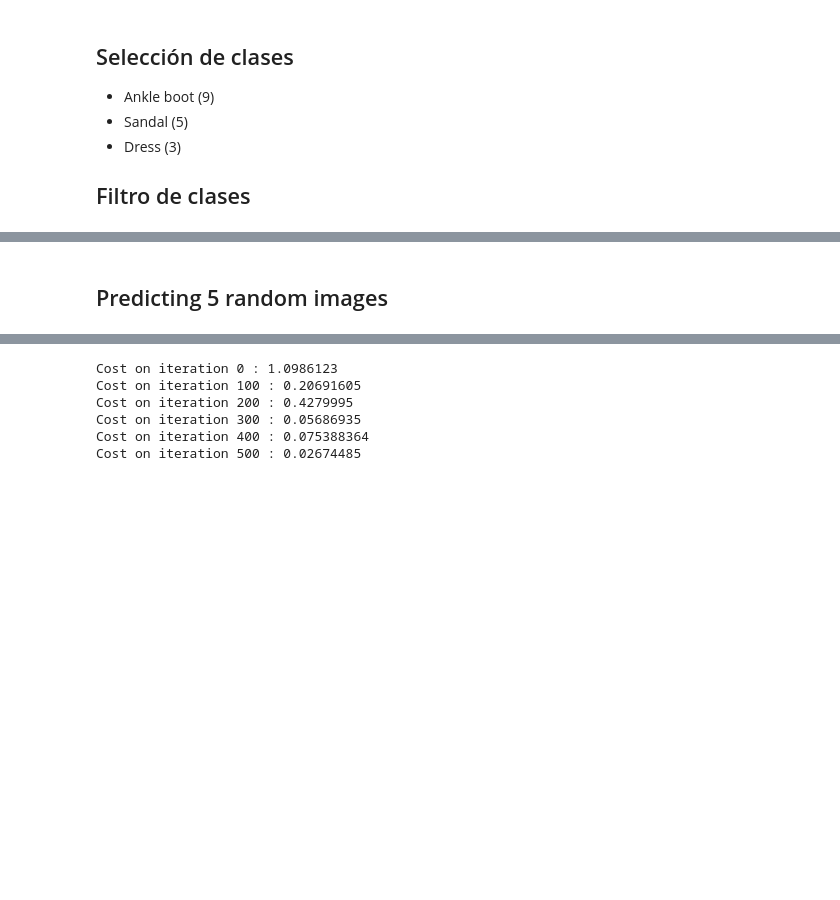
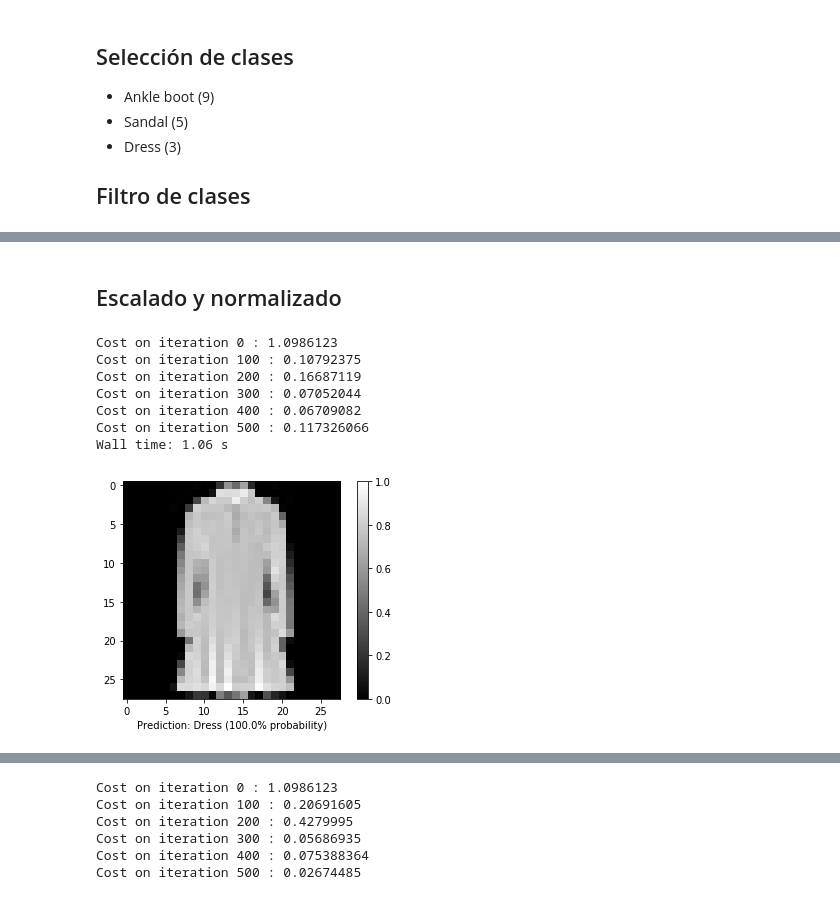
Before and after one commit to gustavo-alvarado/tarea-fashion-mnist, a Jupyter notebook: Tarea Fashion mnist - Gustavo Alvarado.ipynb, the cells around one changed output, grey strips where cells are left out. Drawn from its saved outputs; the diff is of its cells as text; code cells hidden in the pictures; blank space fills up the shorter version.

```diff
--- a/Tarea Fashion mnist - Gustavo Alvarado.ipynb
+++ b/Tarea Fashion mnist - Gustavo Alvarado.ipynb
@@ -191,3 +195,19 @@ Cost on iteration 500 : 0.0015791956
 [figure]
-# %% [markdown]
-## Predicting 5 random images
+# %% [markdown]
+## Escalado y normalizado
+# %%
+%%time
+
+scaled_image = test_images_filtered[7] / 255
+scaled_images = train_images_filtered / 255
+
+predictImage(scaled_image, scaled_images, train_labels_filtered, classes, 0.1, 32)
+# %% [output]
+Cost on iteration 0 : 1.0986123
+Cost on iteration 100 : 0.10792375
+Cost on iteration 200 : 0.16687119
+Cost on iteration 300 : 0.07052044
+Cost on iteration 400 : 0.06709082
+Cost on iteration 500 : 0.117326066
+Wall time: 1.06 s
+[figure, added]
```
Also changed, not shown: parts of 5 cells of this notebook, 44 other files.
